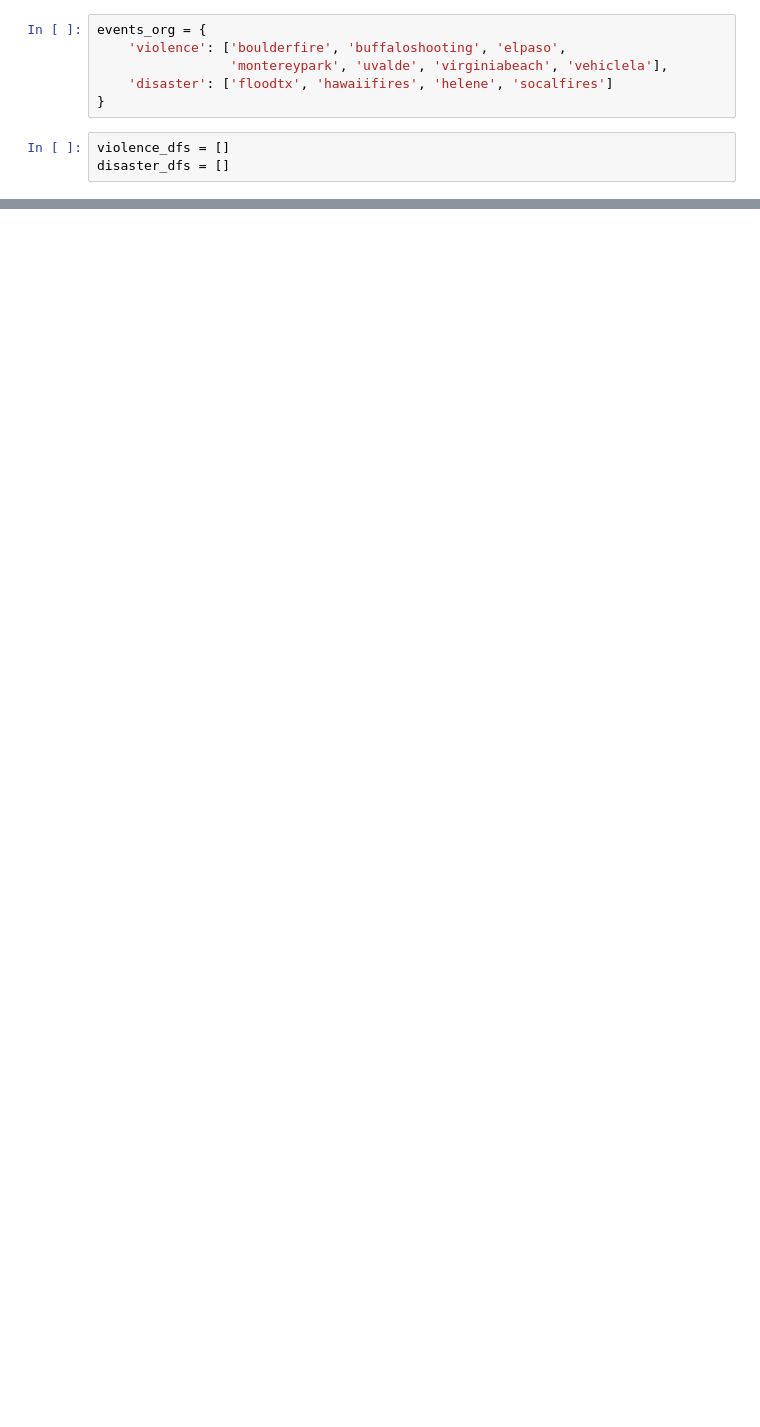
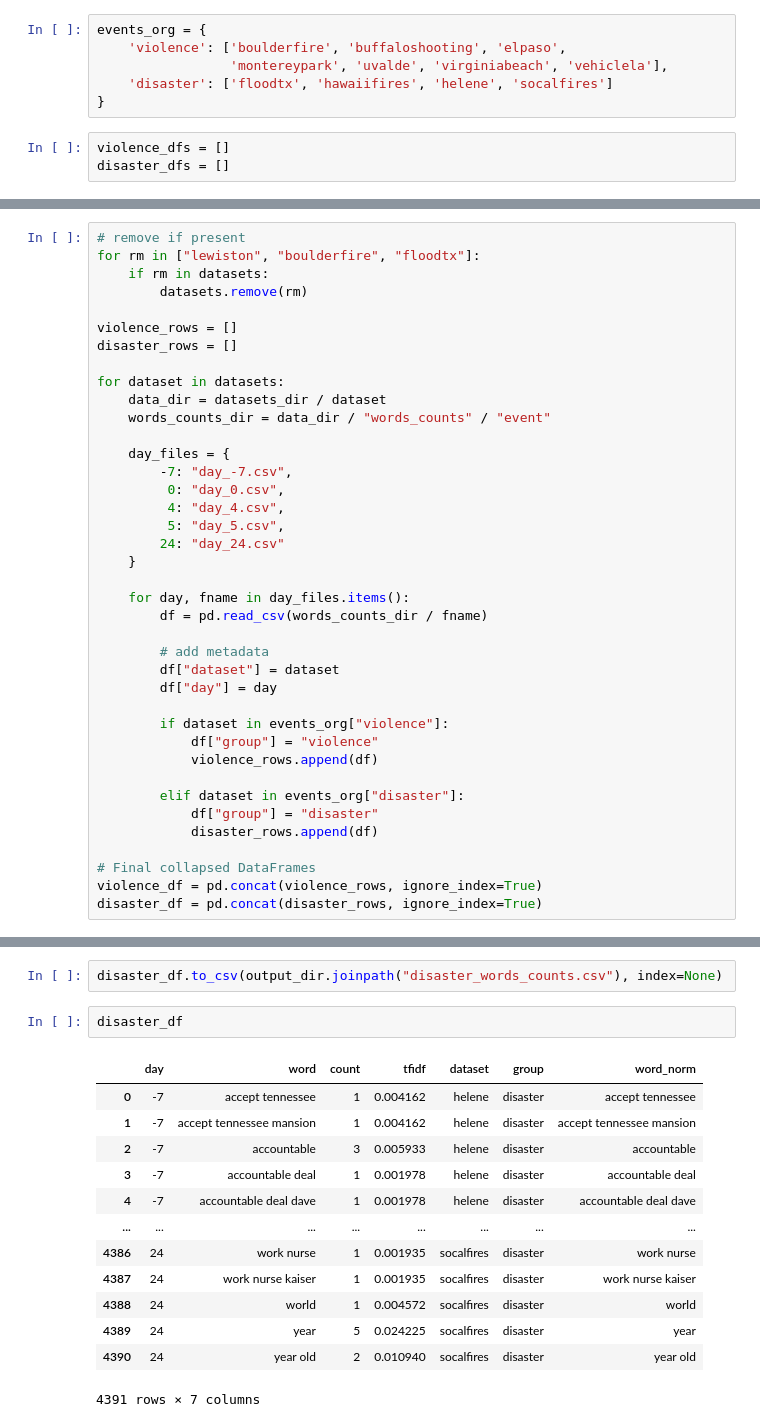
Before and after one commit to elugos/HSMS_LUGOS, a Jupyter notebook: radar_topic_daily.ipynb, the cells around one changed output, grey strips where cells are left out. Cells and saved outputs as stored; diff of their text form; blank space fills up the shorter version.

```diff
--- a/radar_topic_daily.ipynb
+++ b/radar_topic_daily.ipynb
@@ -74,0 +99,39 @@ ValueError: All objects passed were None
+# %%
+# remove if present
+for rm in ["lewiston", "boulderfire", "floodtx"]:
+    if rm in datasets:
+        datasets.remove(rm)
+
+violence_rows = []
+disaster_rows = []
+
+for dataset in datasets:
+    data_dir = datasets_dir / dataset
+    words_counts_dir = data_dir / "words_counts" / "event"
+
+    day_files = {
+        -7: "day_-7.csv",
+         0: "day_0.csv",
+         4: "day_4.csv",
+         5: "day_5.csv",
+        24: "day_24.csv"
+    }
+
+    for day, fname in day_files.items():
+        df = pd.read_csv(words_counts_dir / fname)
+
+        # add metadata
+        df["dataset"] = dataset
+        df["day"] = day
+
+        if dataset in events_org["violence"]:
+            df["group"] = "violence"
+            violence_rows.append(df)
+
+        elif dataset in events_org["disaster"]:
+            df["group"] = "disaster"
+            disaster_rows.append(df)
+
+# Final collapsed DataFrames
+violence_df = pd.concat(violence_rows, ignore_index=True)
+disaster_df = pd.concat(disaster_rows, ignore_index=True)
@@ -74,0 +141,18 @@ ValueError: All objects passed were None
+# %%
+disaster_df.to_csv(output_dir.joinpath("disaster_words_counts.csv"), index=None)
+# %%
+disaster_df
+# %% [output]
+|  | day | word | count | tfidf | dataset | group | word_norm |
+| 0 | -7 | accept tennessee | 1 | 0.004162 | helene | disaster | accept tennessee |
+| 1 | -7 | accept tennessee mansion | 1 | 0.004162 | helene | disaster | accept tennessee mansion |
+| 2 | -7 | accountable | 3 | 0.005933 | helene | disaster | accountable |
+| 3 | -7 | accountable deal | 1 | 0.001978 | helene | disaster | accountable deal |
+| 4 | -7 | accountable deal dave | 1 | 0.001978 | helene | disaster | accountable deal dave |
+| ... | ... | ... | ... | ... | ... | ... | ... |
+| 4386 | 24 | work nurse | 1 | 0.001935 | socalfires | disaster | work nurse |
+| 4387 | 24 | work nurse kaiser | 1 | 0.001935 | socalfires | disaster | work nurse kaiser |
+| 4388 | 24 | world | 1 | 0.004572 | socalfires | disaster | world |
+| 4389 | 24 | year | 5 | 0.024225 | socalfires | disaster | year |
+| 4390 | 24 | year old | 2 | 0.010940 | socalfires | disaster | year old |
+4391 rows × 7 columns
```
Also changed, not shown: parts of 19 cells of this notebook, 2 other files.
